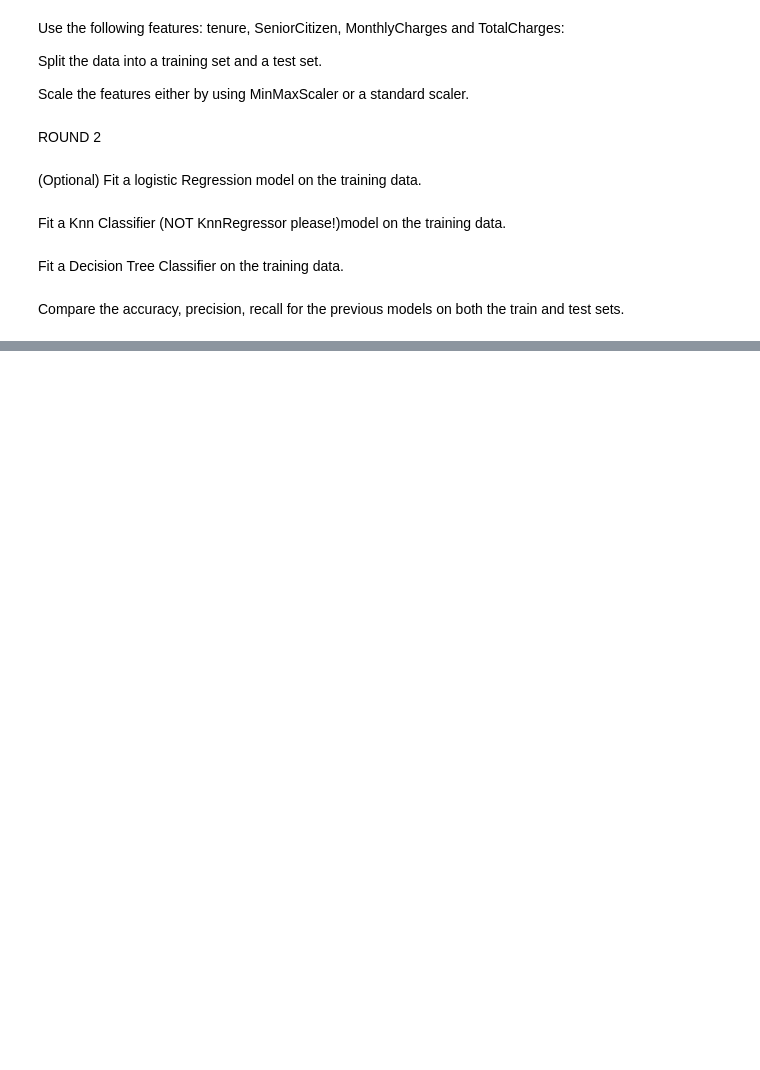
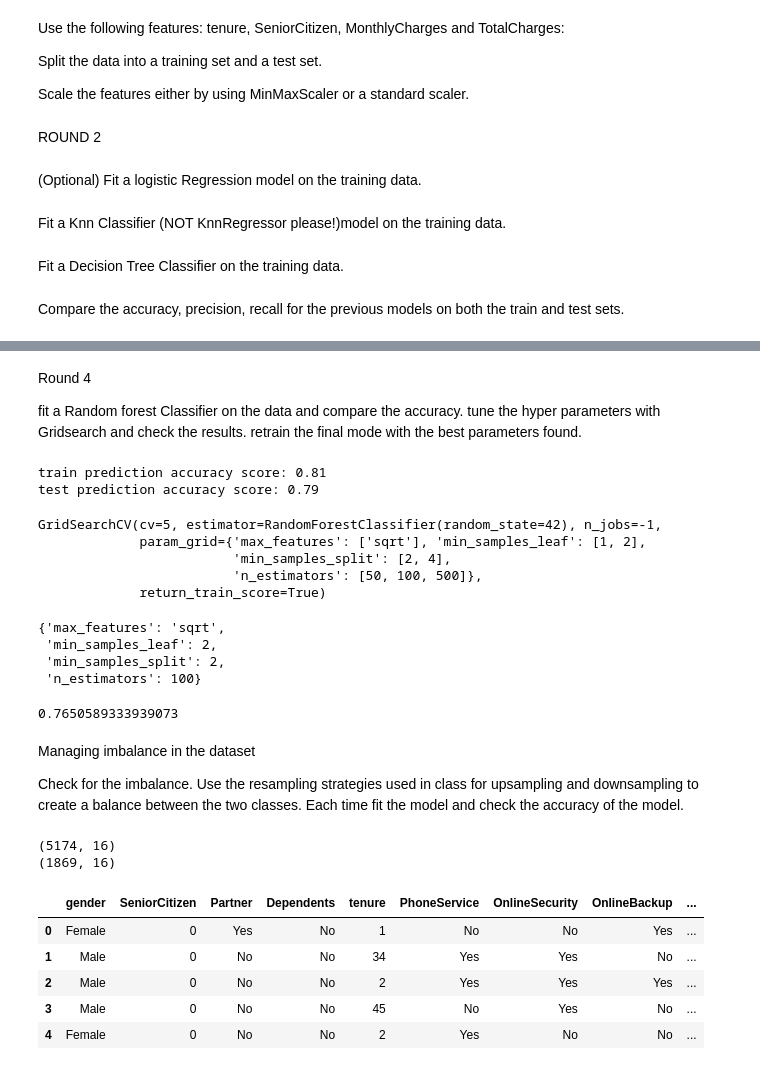
Before and after one commit to JonathonClegg/DAFT_0116, a Jupyter notebook: module_3/LAB Imbalanced Classification Task/main.ipynb, the cells around one changed output, grey strips where cells are left out. Saved outputs shown, nothing was run; the diff lists cells and outputs as text; code cells hidden in the pictures; blank space fills up the shorter version.

Commit message:
LAB Imbalanced Classification Task Solved

```diff
--- a/module_3/LAB Imbalanced Classification Task/main.ipynb
+++ b/module_3/LAB Imbalanced Classification Task/main.ipynb
@@ -204,0 +240,27 @@ display(performance_dt)
+# %% [markdown]
+Round 4
+
+fit a Random forest Classifier on the data and compare the accuracy.
+tune the hyper parameters with Gridsearch and check the results. retrain the final mode with the best parameters found.
+# %%
+from sklearn.ensemble import RandomForestClassifier
+RAND_STATE = 42 # for reproducible shuffling
+
+rfc_ops = {"max_depth":6, #Controls depth for all trees
+           "min_samples_leaf":20,
+           "max_features":None,
+           "n_estimators":100, #number of trees
+           "bootstrap":True, #You can disable this if you don't like
+           "oob_score":True, #Out of bag score. Use records that weren't already used. Linked to bootstrap
+           "random_state":RAND_STATE}
+
+clf = RandomForestClassifier(**rfc_ops)
+
+        #max_depth=6,min_samples_leaf=20,max_features=None,n_estimators=100,
+         #                    bootstrap=True,oob_score=True, random_state=RAND_STATE)
+clf.fit(X_train_scaled, y_train)
+print("train prediction accuracy score: %.2f" %(clf.score(X_train_scaled, y_train)))
+print("test prediction accuracy score: %.2f"  %(clf.score(X_test_scaled, y_test)))
+# %% [output]
+train prediction accuracy score: 0.81
+test prediction accuracy score: 0.79
@@ -204,0 +283,49 @@ display(performance_dt)
+# %%
+grid_search.fit(X_train_scaled,y_train)
+# %% [output]
+GridSearchCV(cv=5, estimator=RandomForestClassifier(random_state=42), n_jobs=-1,
+             param_grid={'max_features': ['sqrt'], 'min_samples_leaf': [1, 2],
+                         'min_samples_split': [2, 4],
+                         'n_estimators': [50, 100, 500]},
+             return_train_score=True)
+# %%
+best_params = grid_search.best_params_ #To check the best set of parameters returned
+best_params
+# %% [output]
+{'max_features': 'sqrt',
+ 'min_samples_leaf': 2,
+ 'min_samples_split': 2,
+ 'n_estimators': 100}
+# %%
+from sklearn.model_selection import cross_val_score
+import numpy as np
+
+clf3 = RandomForestClassifier(random_state=RAND_STATE, **best_params)
+cross_val_scores_RF = cross_val_score(clf3, X_test_scaled, y_test, cv=5)
+print(np.mean(cross_val_scores_RF))
+#accuracy becomes worse but stability will be higher.
+# %% [output]
+0.7650589333939073
+# %% [markdown]
+Managing imbalance in the dataset
+
+Check for the imbalance.
+Use the resampling strategies used in class for upsampling and downsampling to create a balance between the two classes.
+Each time fit the model and check the accuracy of the model.
+# %%
+df = churnData
+category_0 = df[df["Churn"] == "0"] # negative cases (majority)
+category_1 = df[df["Churn"] == "1"] # positive cases (minority)
+df["Churn"].shape
+
+print(category_0.shape)
+print(category_1.shape)
+# %% [output]
+(5174, 16)
+(1869, 16)
+|  | gender | SeniorCitizen | Partner | Dependents | tenure | PhoneService | OnlineSecurity | OnlineBackup | ... |
+| 0 | Female | 0 | Yes | No | 1 | No | No | Yes | ... |
+| 1 | Male | 0 | No | No | 34 | Yes | Yes | No | ... |
+| 2 | Male | 0 | No | No | 2 | Yes | Yes | Yes | ... |
+| 3 | Male | 0 | No | No | 45 | No | Yes | No | ... |
+| 4 | Female | 0 | No | No | 2 | Yes | No | No | ... |
```
Also changed, not shown: parts of 18 cells of this notebook.
